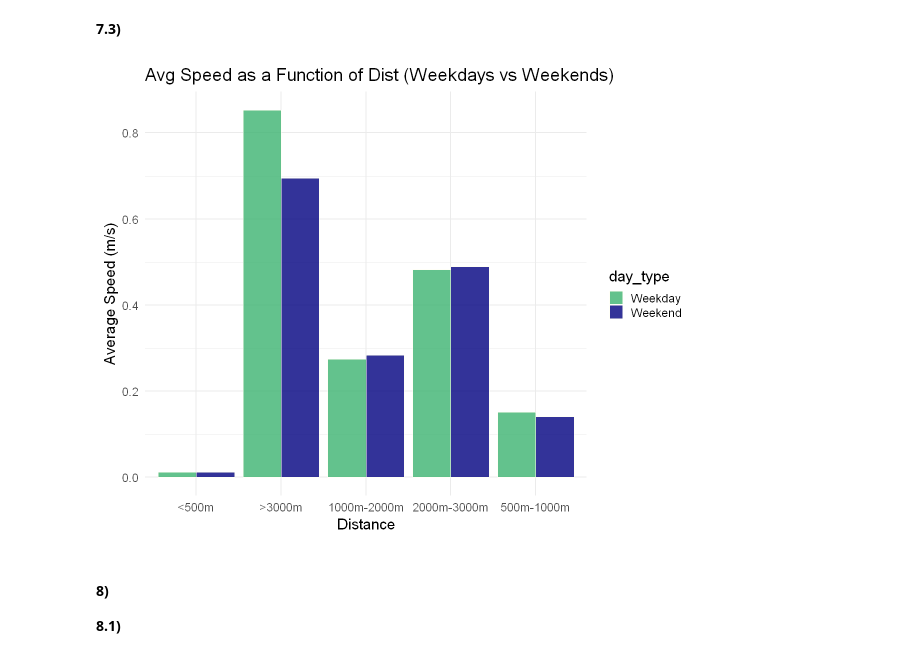
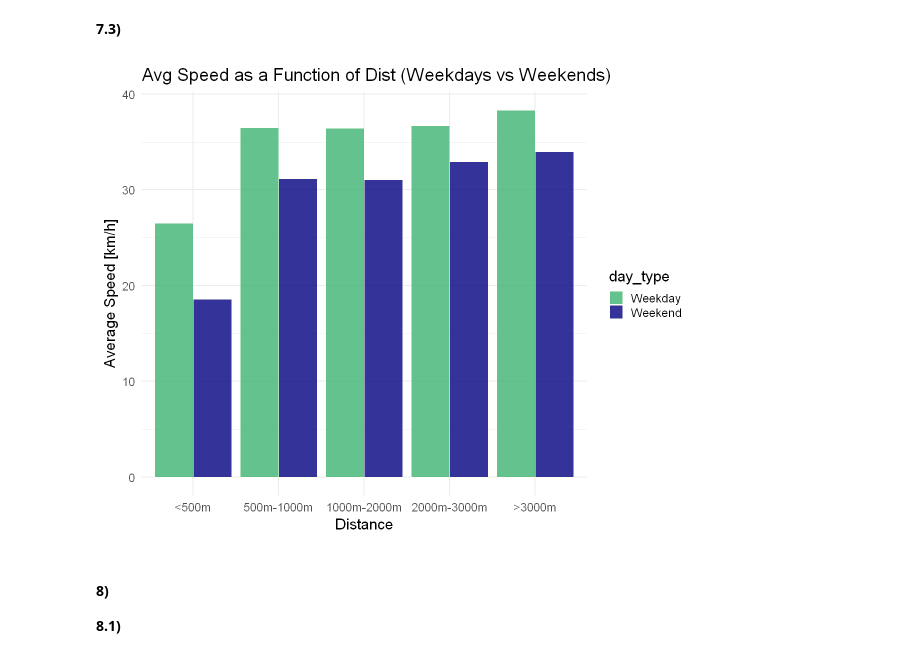
Before and after one commit to Berto70/advstat, a Jupyter notebook: ex1/Bertinelli_Gabriele_rlab01.ipynb, the cells around one changed output. Saved outputs shown, nothing was run; the diff lists cells and outputs as text; code cells hidden in the pictures.

```diff
--- a/ex1/Bertinelli_Gabriele_rlab01.ipynb
+++ b/ex1/Bertinelli_Gabriele_rlab01.ipynb
@@ -261,19 +263,21 @@ hourly_plot # hourly distribution on weekdays, separating customer and subscribe
 #### 7)
 **7.1)**
 # %%
-df_vel <- df_clean %>% filter(tripduration > 3600) # filter out trips longer than 1 hour
+df_vel <- df_clean %>% filter(tripduration <= 3600) # filter out trips longer than 1 hour
 
 # calculate distance between start and end stations
 df_vel$dist <- distHaversine(cbind(df_vel$`start station longitude`, df_vel$`start station latitude`),
 							  cbind(df_vel$`end station longitude`, df_vel$`end station latitude`))
 
-df_vel$speed <- (df_vel$dist / df_vel$tripduration)#*3.6
+df_vel$speed <- (df_vel$dist / df_vel$tripduration)*3.6
 
 options(repr.plot.width = 15, repr.plot.height = 7)
 
 speed_hist <- ggplot(data=df_vel, aes(x=speed)) +
-				geom_histogram(binwidth=0.1, fill='mediumseagreen', color='ivory', alpha=0.8) +
-				labs(title='Speed Distribution', x='Speed [m/s]', y='Counts') +
+				geom_histogram(binwidth=1, fill='mediumseagreen', color='ivory', alpha=0.8) +
+				labs(title='Speed Distribution', x='Speed [km/h]', y='Counts') +
+				xlim(c(0, 6*3.6)) +
+				# ylim(c(0, 2500)) +
 				theme_minimal(base_size = 18)
 
 speed_hist
@@ -342,38 +351,40 @@ avg_speed_group3d <- mean(df_group3d$speed)
 avg_speed_group4d <- mean(df_group4d$speed)
 avg_speed_group5d <- mean(df_group5d$speed)
 
 avg_speed_group1w <- mean(df_group1w$speed)
 avg_speed_group2w <- mean(df_group2w$speed)
 avg_speed_group3w <- mean(df_group3w$speed)
 avg_speed_group4w <- mean(df_group4w$speed)
 avg_speed_group5w <- mean(df_group5w$speed)
 
 
 avg_speed_distd <- data.frame(group_dist = c("<500m", "500m-1000m", "1000m-2000m", "2000m-3000m", ">3000m"),
 								avg_speed = c(avg_speed_group1d, avg_speed_group2d, avg_speed_group3d,
-												avg_speed_group4d, avg_speed_group5d),
+												avg_speed_group4d, avg_speed_group5d)*3.6,
 								day_type = 'Weekday')
 
 avg_speed_distw <- data.frame(group_dist = c("<500m", "500m-1000m", "1000m-2000m", "2000m-3000m", ">3000m"),
 								avg_speed = c(avg_speed_group1w, avg_speed_group2w, avg_speed_group3w,
-												avg_speed_group4w, avg_speed_group5w),
+												avg_speed_group4w, avg_speed_group5w)*3.6,
 								day_type = 'Weekend')
 
 df_avg_speed_dist <- rbind(avg_speed_distd, avg_speed_distw) # combine the two dataframes
 
 options(repr.plot.width = 10, repr.plot.height = 8)
 
+level_order <- c("<500m", "500m-1000m", "1000m-2000m", "2000m-3000m", ">3000m")
+
 # Plot the average speed as a function of distance
-speed_distance_plotwd <- ggplot(data = df_avg_speed_dist, aes(x = group_dist, y = avg_speed, fill=day_type)) +
+speed_distance_plotwd <- ggplot(data = df_avg_speed_dist, aes(x = factor(group_dist, level=level_order), y = avg_speed, fill=day_type)) +
 							geom_bar(position='dodge', stat = "identity", alpha = 0.8, color='ivory') +
 							labs(title = "Avg Speed as a Function of Dist (Weekdays vs Weekends) ",
-							x = "Distance", y = "Average Speed (m/s)") +
+							x = "Distance", y = "Average Speed [km/h]") +
 							scale_fill_manual(values = c("Weekday" = "mediumseagreen", "Weekend" = "navy")) +
 							theme_minimal(base_size = 18)
 
 speed_distance_plotwd
 # %% [output]
-[figure, old version]
+[figure, new version]
 # %% [markdown]
 #### 8)
 **8.1)**
```
Also changed, not shown: parts of 8 cells of this notebook.
